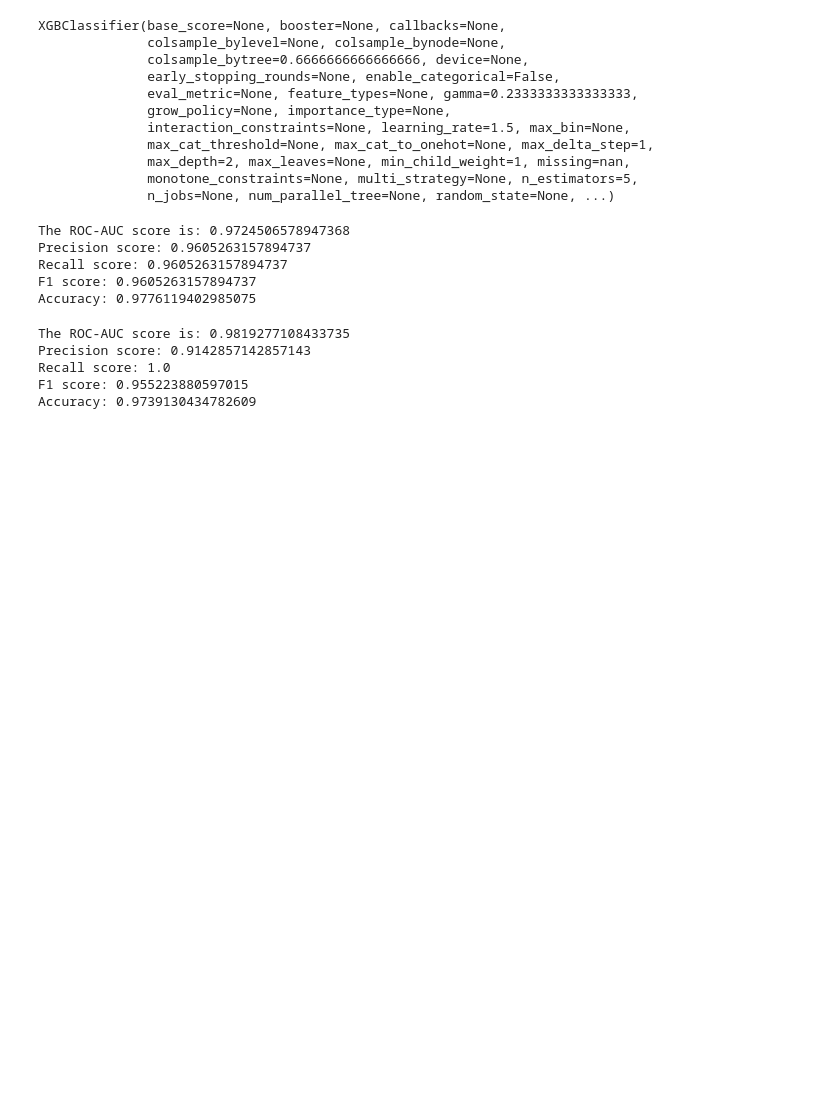
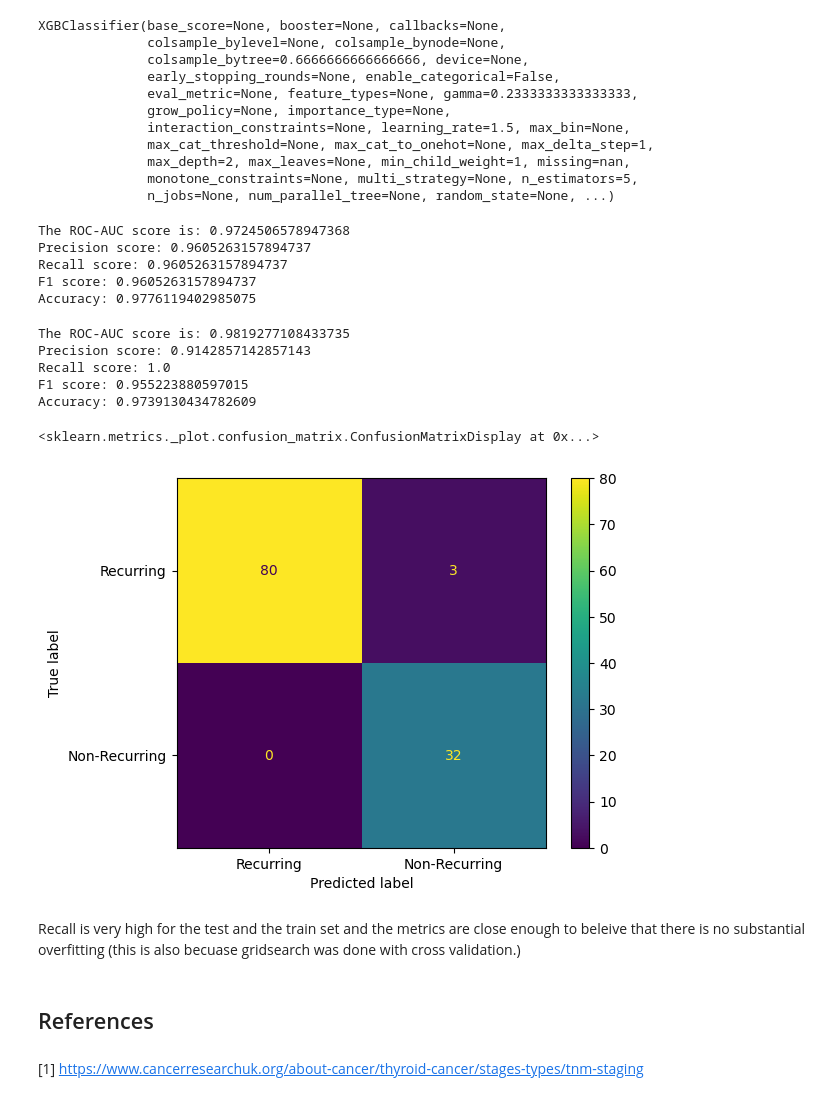
Before and after one commit to AntuFTW/Thyroid-Cancer-Reccurence-Prediction, a Jupyter notebook: data_vis.ipynb, the cells around one changed output. Cells and saved outputs as stored; diff of their text form; code cells hidden in the pictures; blank space fills up the shorter version.

```diff
--- a/data_vis.ipynb
+++ b/data_vis.ipynb
@@ -670,0 +674,7 @@ best_model.save_model('Recall_scoring.model')
+# %%
+cm = confusion_matrix(y_test, y_test_pred)
+display_cm = ConfusionMatrixDisplay(cm, display_labels = ['Recurring', 'Non-Recurring'])
+display_cm.plot()
+# %% [output]
+<sklearn.metrics._plot.confusion_matrix.ConfusionMatrixDisplay at 0x...>
+[figure, added]
@@ -670,0 +689,6 @@ best_model.save_model('Recall_scoring.model')
+# %% [markdown]
+Recall is very high for the test and the train set and the metrics are close enough to beleive that there is no substantial overfitting (this is also becuase gridsearch was done with cross validation.)
+# %% [markdown]
+## References
+# %% [markdown]
+[1] https://www.cancerresearchuk.org/about-cancer/thyroid-cancer/stages-types/tnm-staging
```
Also changed, not shown: parts of 18 cells of this notebook, 26 other files.
